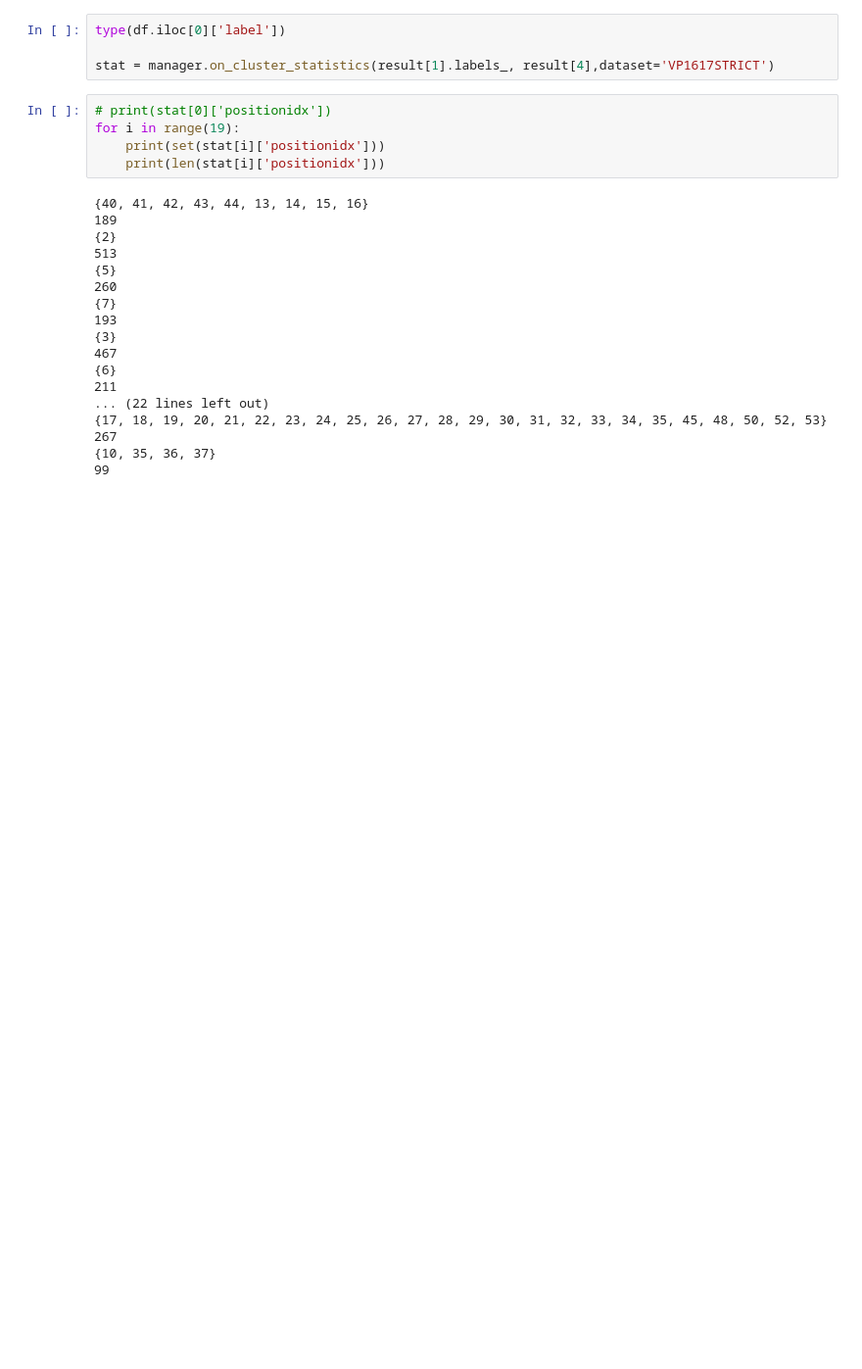
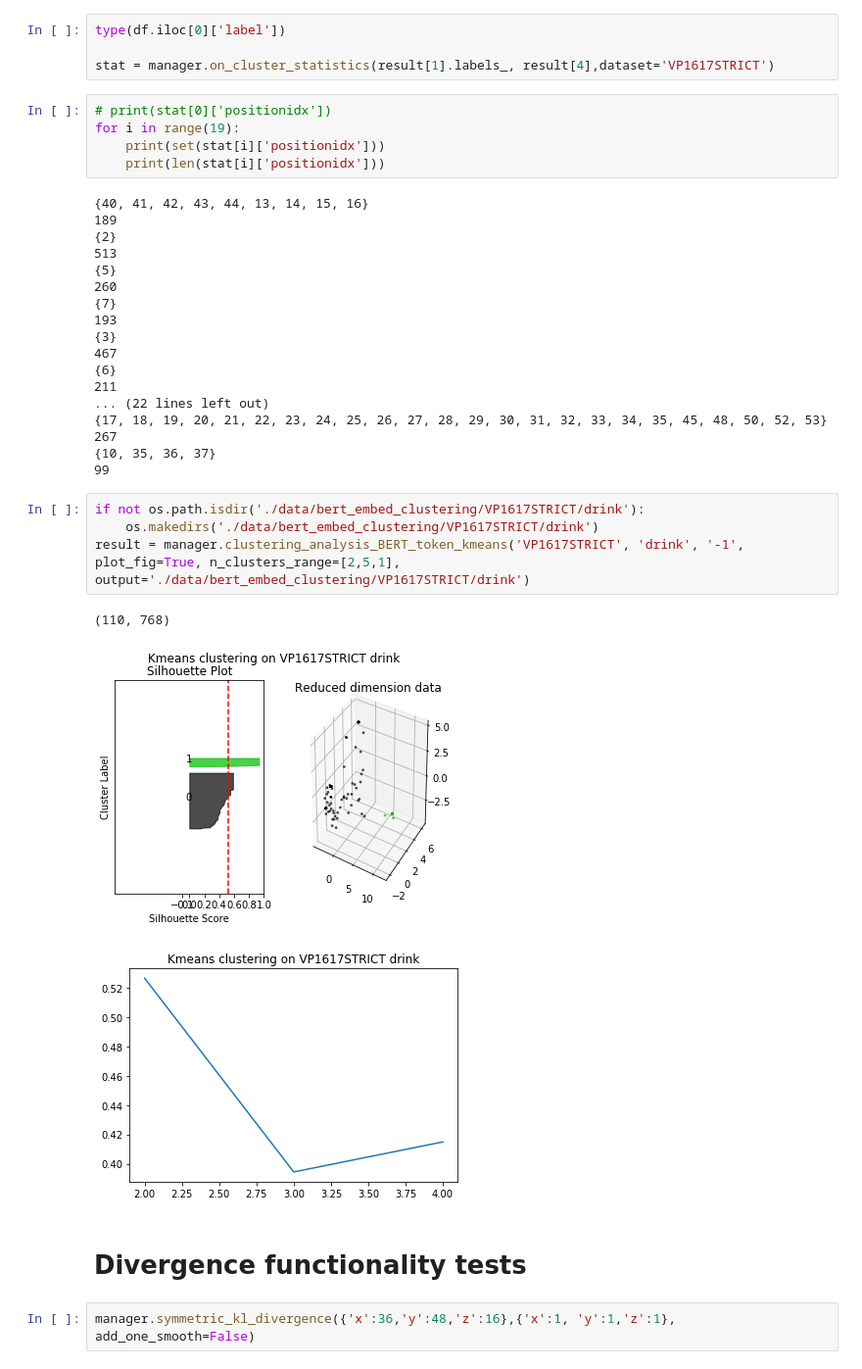
Before and after one commit to QiS9596/vp-cnn, a Jupyter notebook: vpcnn/clustering_bert_embed_tests.ipynb, the cells around one changed output. Shown: that part at 98% size. Saved outputs shown, nothing was run; the diff lists cells and outputs as text; blank space fills up the shorter version.

```diff
--- a/vpcnn/clustering_bert_embed_tests.ipynb
+++ b/vpcnn/clustering_bert_embed_tests.ipynb
@@ -78,3 +78,15 @@ for i in range(19):
 267
 {10, 35, 36, 37}
 99
+# %%
+if not os.path.isdir('./data/bert_embed_clustering/VP1617STRICT/drink'):
+    os.makedirs('./data/bert_embed_clustering/VP1617STRICT/drink')
+result = manager.clustering_analysis_BERT_token_kmeans('VP1617STRICT', 'drink', '-1', plot_fig=True, n_clusters_range=[2,5,1], output='./data/bert_embed_clustering/VP1617STRICT/drink')
+# %% [output]
+(110, 768)
+[figure, added]
+[figure, added]
+# %% [markdown]
+# Divergence functionality tests
+# %%
+manager.symmetric_kl_divergence({'x':36,'y':48,'z':16},{'x':1, 'y':1,'z':1}, add_one_smooth=False)
```
Also changed, not shown: parts of 5 cells of this notebook, 1 other file.
